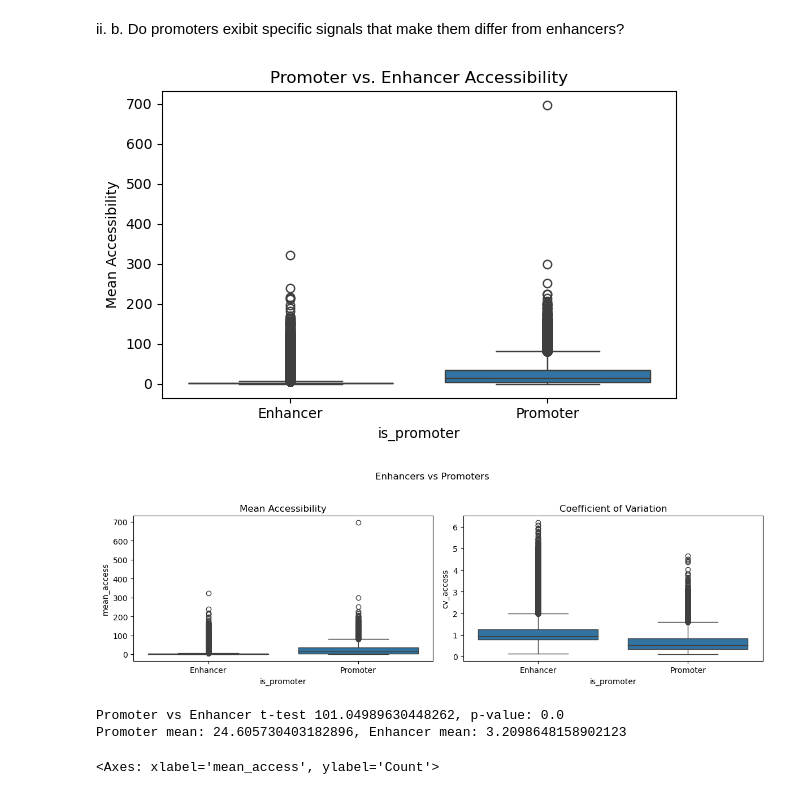
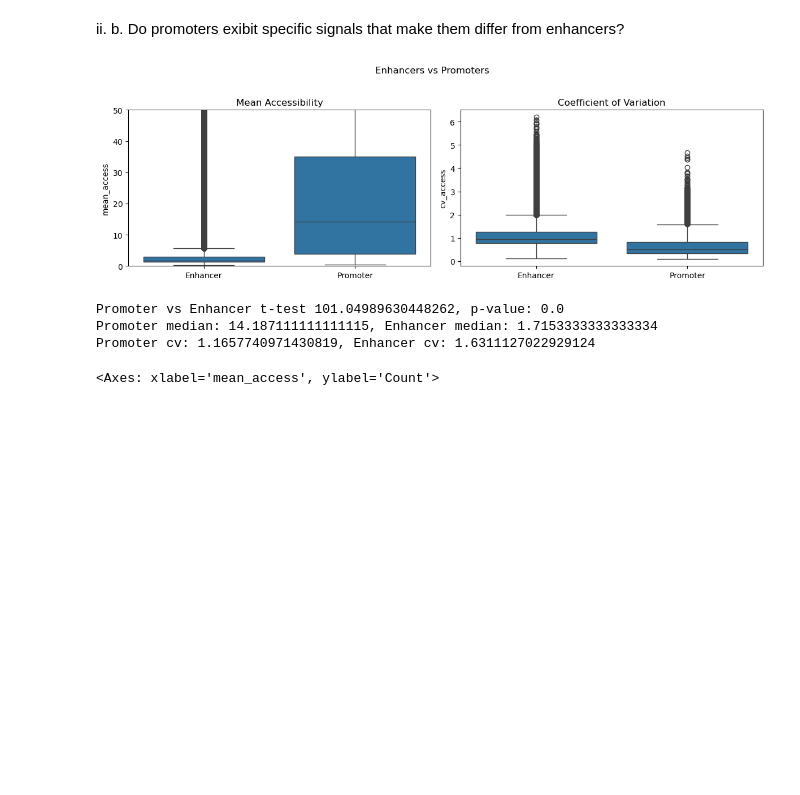
Before and after one commit to Topic2-Gene-Regulation-Immune-Cells/ILC-cells-Team4, a Jupyter notebook: 02_tss_analysis.ipynb, the cells around one changed output. Cells and saved outputs as stored; diff of their text form; code cells hidden in the pictures; blank space fills up the shorter version.

Commit message:
more plots

```diff
--- a/02_tss_analysis.ipynb
+++ b/02_tss_analysis.ipynb
@@ -174,31 +174,25 @@ plt.show()
 # %% [markdown]
 ii. b. Do promoters exibit specific signals that make them differ from enhancers?
 # %%
-plt.figure(figsize=(6,4))
-sns.boxplot(x="is_promoter", y ="mean_access", data=dataset)
-plt.xticks([0,1], ["Enhancer", "Promoter"])
-plt.ylabel("Mean Accessibility")
-plt.title("Promoter vs. Enhancer Accessibility")
-plt.tight_layout()
-plt.show()
-
 # Boxplots of mean_access and cv
 fig, axes = plt.subplots(1,2, figsize=(12,4))
 sns.boxplot(x="is_promoter", y="mean_access", data=dataset, ax=axes[0])
 axes[0].set_title("Mean Accessibility")
 axes[0].set_xticklabels(["Enhancer", "Promoter"])
+axes[0].set_ylim(0,50)
+axes[0].set_xlabel("")
 
 sns.boxplot(x="is_promoter", y="cv_access", data=dataset, ax=axes[1])
 axes[1].set_title("Coefficient of Variation")
 axes[1].set_xticklabels(["Enhancer", "Promoter"])
+axes[1].set_xlabel("")
 
 plt.suptitle("Enhancers vs Promoters")
 plt.tight_layout(rect=[0,0,1,0.95])
 plt.savefig(os.path.join(PLOTS_DIR, "promoter_vs_enhancer.png"))
 plt.show()
 # %% [output]
-[figure, old version]
+[figure, new version]
-[figure, removed]
 # %%
 prom_vals = dataset.loc[dataset.is_promoter, "mean_access"].dropna()
 enh_vals = dataset.loc[~dataset.is_promoter, "mean_access"].dropna()
@@ -207,10 +201,12 @@ prom_vals_clean = prom_vals[np.isfinite(prom_vals)]
 enh_vals_clean = enh_vals[np.isfinite(enh_vals)]
 tstat, pval = ttest_ind(prom_vals_clean, enh_vals_clean, equal_var=False)
 print(f"Promoter vs Enhancer t-test {tstat}, p-value: {pval}")
-print(f"Promoter mean: {prom_vals.mean()}, Enhancer mean: {enh_vals.mean()}")
+print(f"Promoter median: {prom_vals.median()}, Enhancer median: {enh_vals.median()}")
+print(f"Promoter cv: {prom_vals.std() / prom_vals.mean()}, Enhancer cv: {enh_vals.std() / enh_vals.mean()}")
 # %% [output]
 Promoter vs Enhancer t-test 101.04989630448262, p-value: 0.0
-Promoter mean: 24.605730403182896, Enhancer mean: 3.2098648158902123
+Promoter median: 14.187111111111115, Enhancer median: 1.7153333333333334
+Promoter cv: 1.1657740971430819, Enhancer cv: 1.6311127022929124
 # %%
 sns.histplot(data=dataset[(dataset["mean_access"] <= 10)],
              x="mean_access", hue="is_promoter", bins=2000)
```
Also changed, not shown: parts of 4 cells of this notebook, 7 other files.
